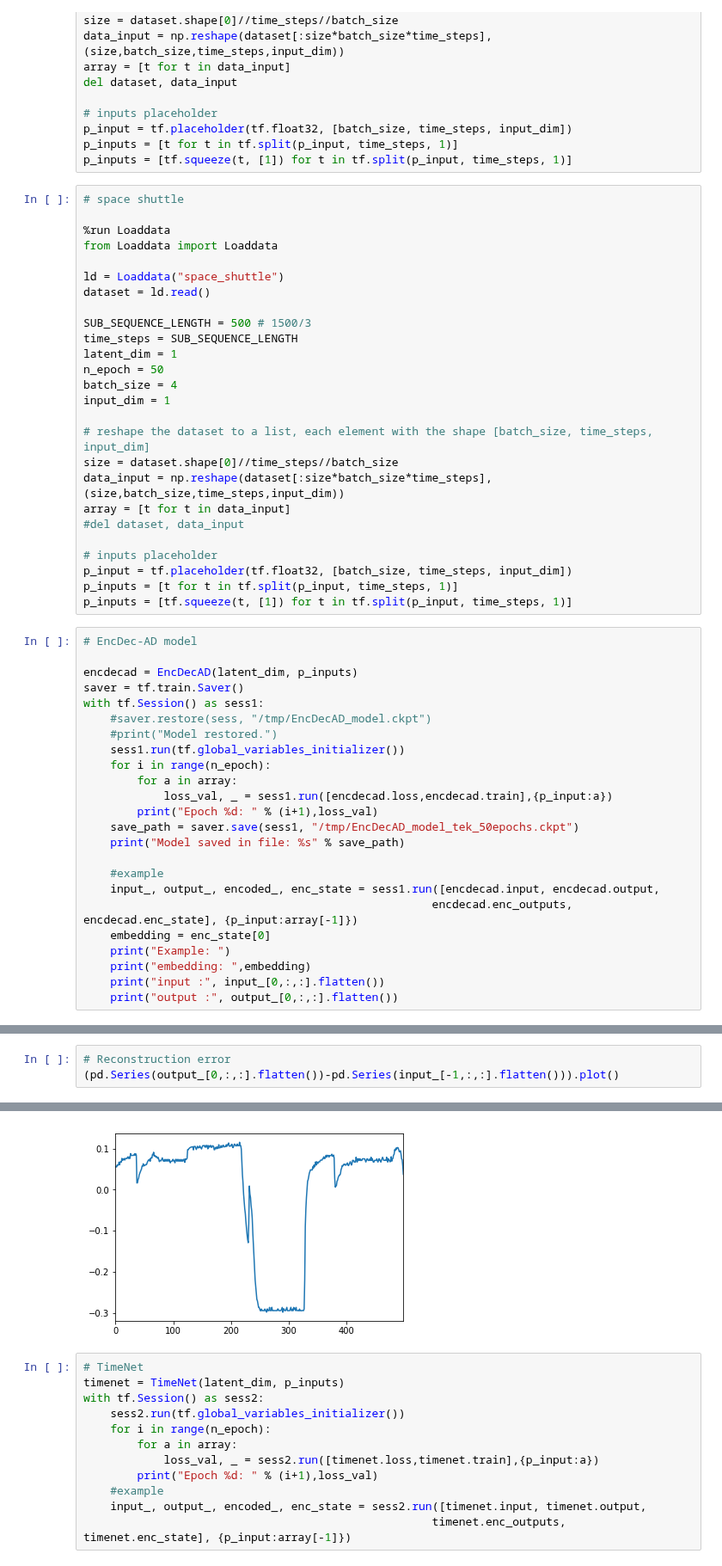
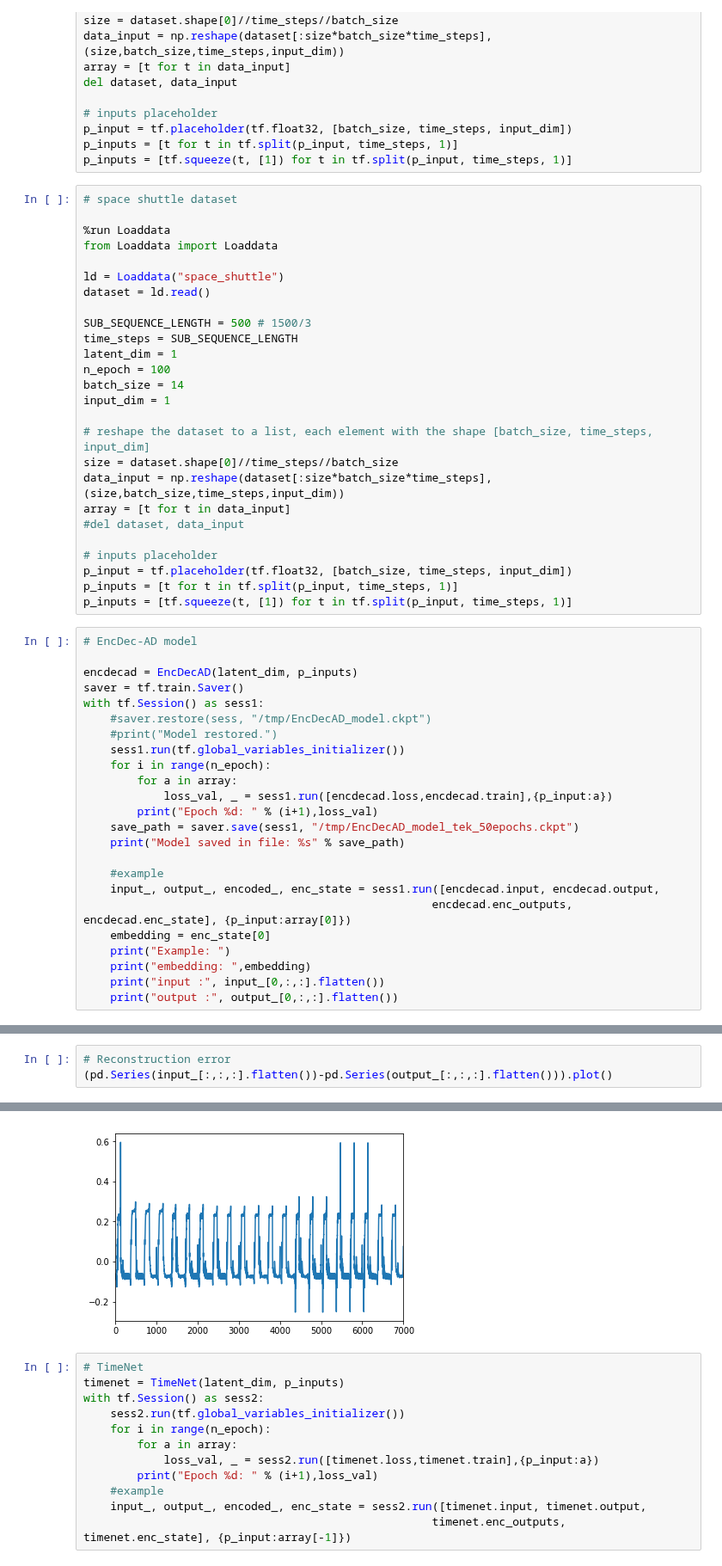
Before and after one commit to binli826/LSTM-Autoencoders, a Jupyter notebook: Enc-Dec-AD.ipynb, the cells around one changed output, grey strips where cells are left out. Shown at 86% size. Cells and saved outputs as stored; diff of their text form.

Commit message:
space_shuffle_right

```diff
--- a/Enc-Dec-AD.ipynb
+++ b/Enc-Dec-AD.ipynb
@@ -110,7 +110,7 @@ p_input = tf.placeholder(tf.float32, [batch_size, time_steps, input_dim])
 p_inputs = [t for t in tf.split(p_input, time_steps, 1)]
 p_inputs = [tf.squeeze(t, [1]) for t in tf.split(p_input, time_steps, 1)]
 # %%
-# space shuttle
+# space shuttle dataset
 
 %run Loaddata
 from Loaddata import Loaddata
@@ -121,8 +121,8 @@ dataset = ld.read()
 SUB_SEQUENCE_LENGTH = 500 # 1500/3
 time_steps = SUB_SEQUENCE_LENGTH
 latent_dim = 1
-n_epoch = 50
-batch_size = 4
+n_epoch = 100
+batch_size = 14
 input_dim = 1
 
 # reshape the dataset to a list, each element with the shape [batch_size, time_steps, input_dim]
@@ -153,7 +153,7 @@ with tf.Session() as sess1:
 
     #example
     input_, output_, encoded_, enc_state = sess1.run([encdecad.input, encdecad.output,
-                                                    encdecad.enc_outputs, encdecad.enc_state], {p_input:array[-1]})
+                                                    encdecad.enc_outputs, encdecad.enc_state], {p_input:array[0]})
     embedding = enc_state[0]
     print("Example: ")
     print("embedding: ",embedding)
@@ -190,9 +190,9 @@ pd.Series(output_[0,:,:].flatten()).plot()
 # %%
 # Reconstruction error
-(pd.Series(output_[0,:,:].flatten())-pd.Series(input_[-1,:,:].flatten())).plot()
+(pd.Series(input_[:,:,:].flatten())-pd.Series(output_[:,:,:].flatten())).plot()
 # %% [output]
 <matplotlib.axes._subplots.AxesSubplot at 0x...>
-[figure, old version]
+[figure, new version]
 # %%
 # TimeNet
 timenet = TimeNet(latent_dim, p_inputs)
```
Also changed, not shown: parts of 3 cells of this notebook.
